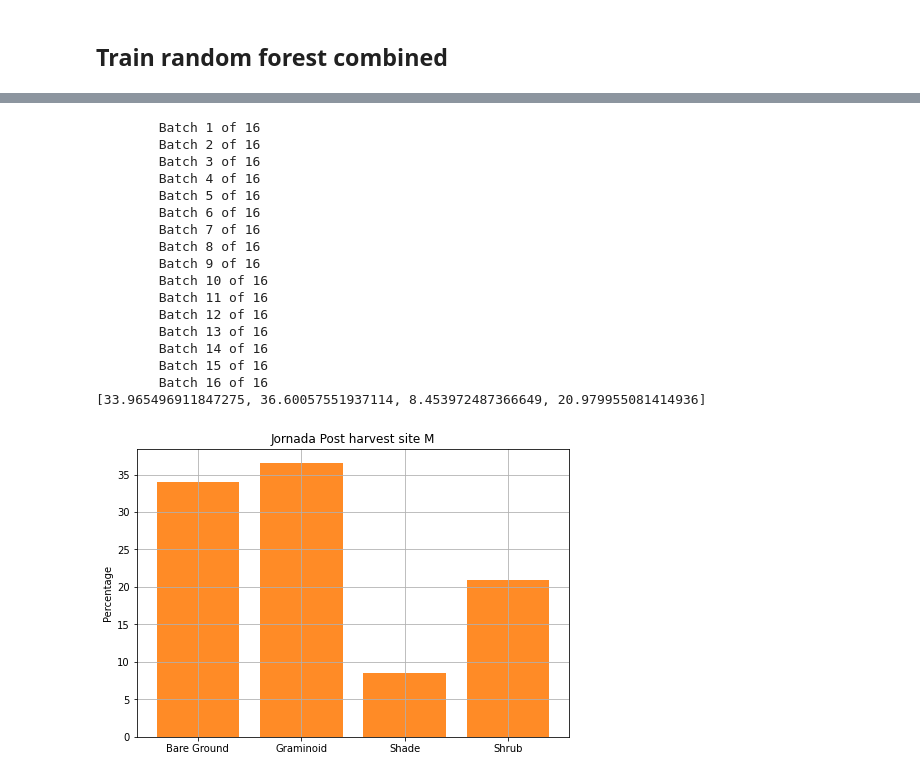
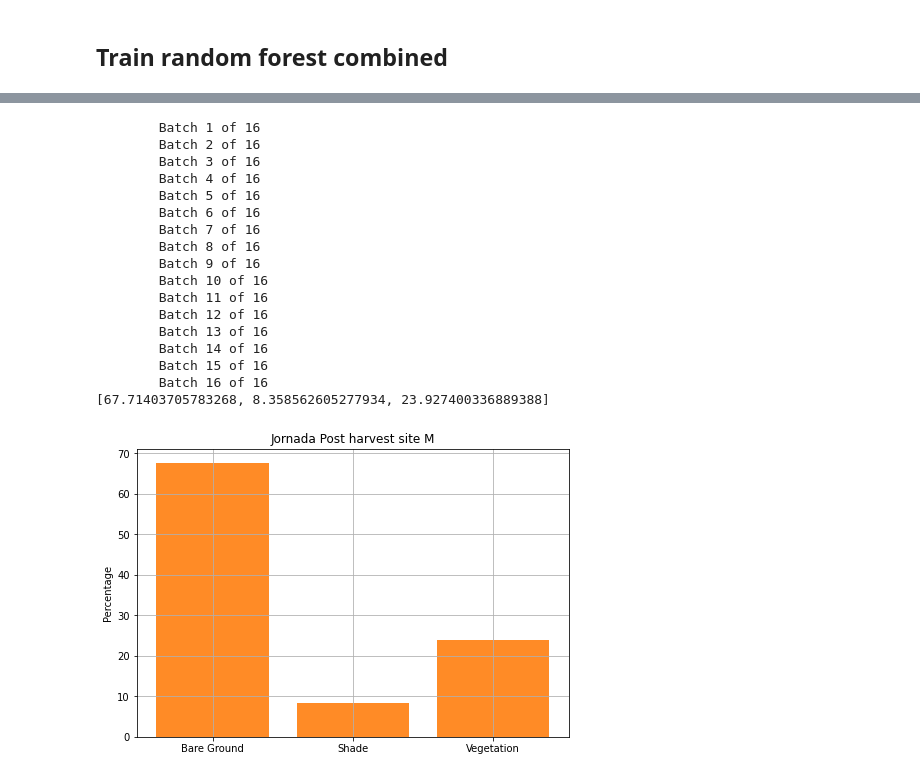
Before and after one commit to Aryal007/ml_satellite_image_segmentation, a Jupyter notebook: example_jornada_airborne.ipynb, the cells around one changed output, grey strips where cells are left out. Saved outputs shown, nothing was run; the diff lists cells and outputs as text; code cells hidden in the pictures.

```diff
--- a/example_jornada_airborne.ipynb
+++ b/example_jornada_airborne.ipynb
@@ -86,8 +89,8 @@ c_post_data.view_mask(c_post_mask)
 # %%
-m_post_data = Data(m_post_tiff_filename, m_post_shp_filename, classes = ['Graminoid', 'Bare Ground', 'Shade', 'Shrub'])
+m_post_data = Data(m_post_tiff_filename, m_post_shp_filename, classes = classes)
 m_post_tiff = m_post_data.read_tiff()
 m_post_mask = m_post_data.get_mask(column="Classname", drop="Other")
-m_post_X, m_post_y = m_post_data.get_Xy(m_post_tiff, m_post_mask, n_sample = 500000, save=False)
+m_post_X, m_post_y = m_post_data.get_Xy(m_post_tiff, m_post_mask, n_sample = n_sample, save=False)
 m_post_data.view_tiff(m_post_tiff, channel=1)
 m_post_data.view_mask(m_post_mask)
 # %% [output]
@@ -483,7 +486,7 @@ image_np = c_pre_tiff.read()[[2,3,4],:,:].transpose(1,2,0)
 image_np[image_np == -32767] = np.nan
 _values = Counter(list(c_pre_all_prediction[np.invert(np.isnan(np.mean(image_np, axis=2)))]))
 _total = sum(_values.values())
-_classes = sorted(['Graminoid', 'Bare Ground', 'Shade', 'Shrub'])
+_classes = sorted(classes)
 fig = plt.figure()
 ax = fig.add_axes([0,0,1,1])
 ax.set_title('Jornada Pre harvest site C')
@@ -522,7 +525,7 @@ image_np = c_post_tiff.read()[[2,3,4],:,:].transpose(1,2,0)
 image_np[image_np == -32767] = np.nan
 _values = Counter(list(c_post_all_prediction[np.invert(np.isnan(np.mean(image_np, axis=2)))]))
 _total = sum(_values.values())
-_classes = sorted(['Graminoid', 'Bare Ground', 'Shade', 'Shrub'])
+_classes = sorted(classes)
 fig = plt.figure()
 ax = fig.add_axes([0,0,1,1])
 ax.set_title('Jornada Post harvest site C')
@@ -561,7 +564,7 @@ image_np = m_pre_tiff.read()[[2,3,4],:,:].transpose(1,2,0)
 image_np[image_np == -32767] = np.nan
 _values = Counter(list(m_pre_all_prediction[np.invert(np.isnan(np.mean(image_np, axis=2)))]))
 _total = sum(_values.values())
-_classes = sorted(['Graminoid', 'Bare Ground', 'Shade', 'Shrub'])
+_classes = sorted(classes)
 fig = plt.figure()
 ax = fig.add_axes([0,0,1,1])
 ax.set_title('Jornada Pre harvest site M')
@@ -600,38 +603,38 @@ image_np = m_post_tiff.read()[[2,3,4],:,:].transpose(1,2,0)
 image_np[image_np == -32767] = np.nan
 _values = Counter(list(m_post_all_prediction[np.invert(np.isnan(np.mean(image_np, axis=2)))]))
 _total = sum(_values.values())
-_classes = sorted(['Graminoid', 'Bare Ground', 'Shade', 'Shrub'])
+_classes = sorted(classes)
 fig = plt.figure()
 ax = fig.add_axes([0,0,1,1])
 ax.set_title('Jornada Post harvest site M')
 ax.set_ylabel('Percentage')
 x,y = [], []
 for key in sorted(dict(_values)):
     x.append(_classes[key-1])
     y.append(_values[key]/_total*100)
 ax.bar(x,y,color="tab:orange", alpha=0.9)
 ax.grid()
 print(y)
 plt.show()
 # %% [output]
         Batch 1 of 16
         Batch 2 of 16
         Batch 3 of 16
         Batch 4 of 16
         Batch 5 of 16
         Batch 6 of 16
         Batch 7 of 16
         Batch 8 of 16
         Batch 9 of 16
         Batch 10 of 16
         Batch 11 of 16
         Batch 12 of 16
         Batch 13 of 16
         Batch 14 of 16
         Batch 15 of 16
         Batch 16 of 16
-[33.965496911847275, 36.60057551937114, 8.453972487366649, 20.979955081414936]
+[67.71403705783268, 8.358562605277934, 23.927400336889388]
-[figure, old version]
+[figure, new version]
 # %%
 p_pre_all_prediction = p_pre_classifier.get_labels(p_pre_tiff,"/estimator.sav")
 p_pre_data.convert_to_tiff(p_pre_tiff, p_pre_all_prediction, filename="p_pre_all.tif")
```
Also changed, not shown: parts of 27 cells of this notebook, 2 other files.
